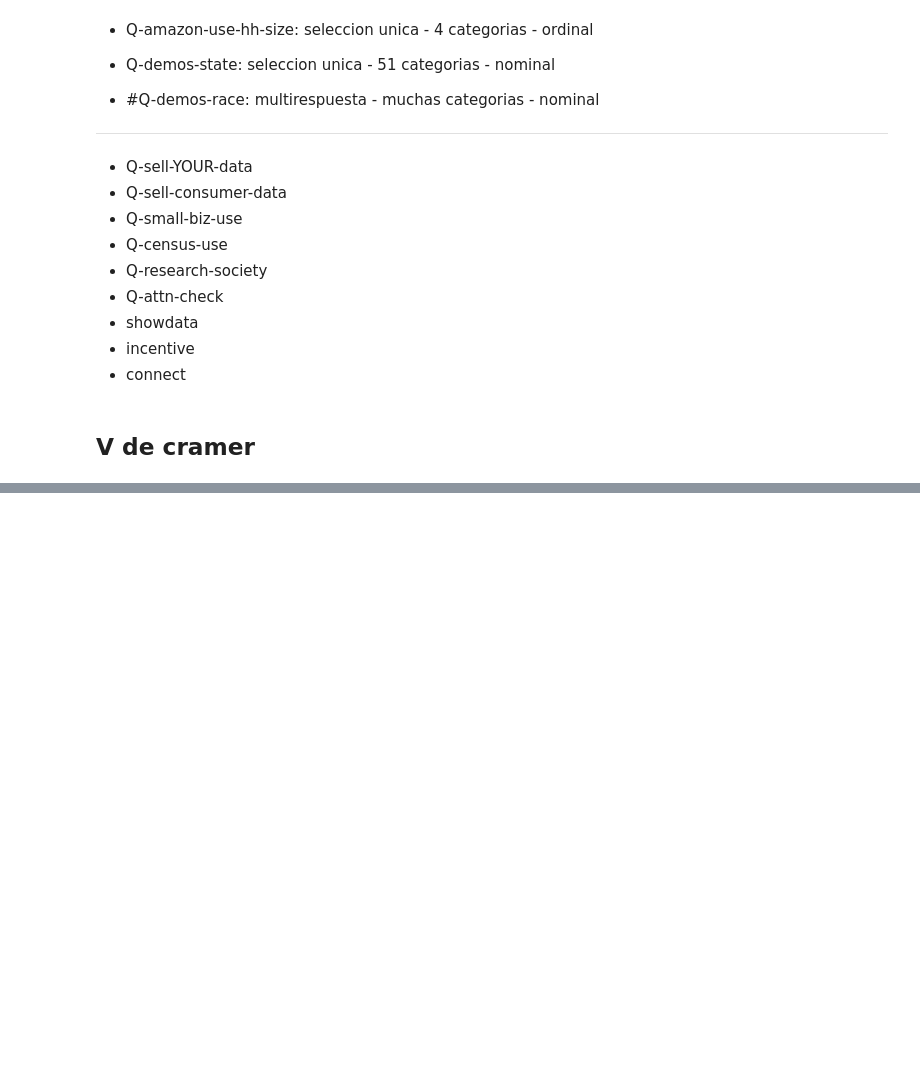
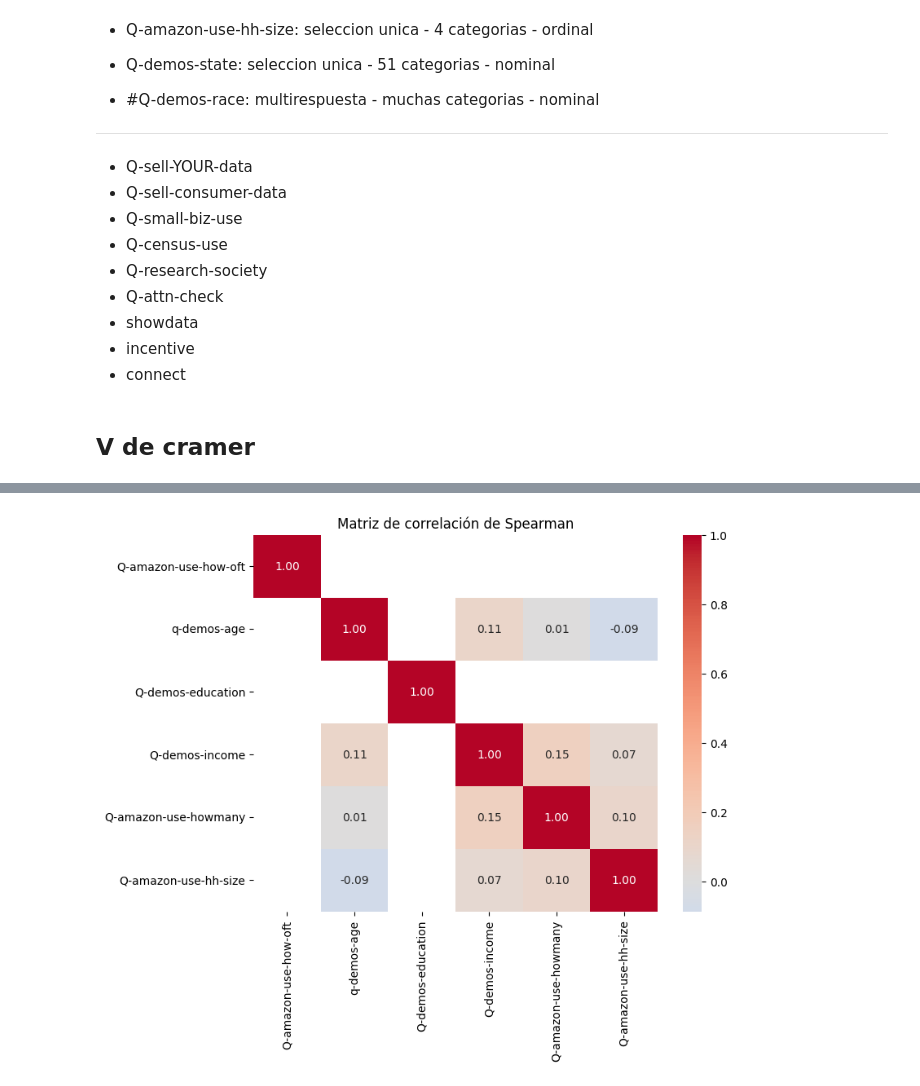
Before and after one commit to Th-msc-data-2026-ujav/Segmentacion-de-clientes-Samsung-SioW-SoW-y-Pow, a Jupyter notebook: analisis exploratorio/analisis_exploratorio.ipynb, the cells around one changed output, grey strips where cells are left out. Saved outputs shown, nothing was run; the diff lists cells and outputs as text; code cells hidden in the pictures; blank space fills up the shorter version.

```diff
--- a/analisis exploratorio/analisis_exploratorio.ipynb
+++ b/analisis exploratorio/analisis_exploratorio.ipynb
@@ -281,0 +428,35 @@ plt.show()
+# %%
+import pandas as pd
+import numpy as np
+
+df_ord = data_survey.copy()
+
+for col, order in ordinal_orders.items():
+    df_ord[col] = pd.Categorical(df_ord[col], categories=order, ordered=True)
+    df_ord[col] = df_ord[col].cat.codes.replace(-1, np.nan)
+# %%
+from scipy.stats import spearmanr
+
+spearman_matrix = pd.DataFrame(
+    np.nan,
+    index=ordinal_vars,
+    columns=ordinal_vars
+)
+
+pvalue_matrix = pd.DataFrame(
+    np.nan,
+    index=ordinal_vars,
+    columns=ordinal_vars
+)
+
+for i in ordinal_vars:
+    for j in ordinal_vars:
+        pair = df_ord[[i, j]].dropna()
+
+        if i == j:
+            spearman_matrix.loc[i, j] = 1.0
+            pvalue_matrix.loc[i, j] = 0.0
+        elif len(pair) > 1:
+            rho, pval = spearmanr(pair[i], pair[j])
+            spearman_matrix.loc[i, j] = rho
+            pvalue_matrix.loc[i, j] = pval
@@ -281,0 +487,10 @@ plt.show()
+# %%
+import seaborn as sns
+import matplotlib.pyplot as plt
+
+plt.figure(figsize=(8, 6))
+sns.heatmap(spearman_matrix.astype(float), annot=True, fmt=".2f", cmap="coolwarm", center=0)
+plt.title("Matriz de correlación de Spearman")
+plt.show()
+# %% [output]
+[figure, added]
```
Also changed, not shown: parts of 14 cells of this notebook.
